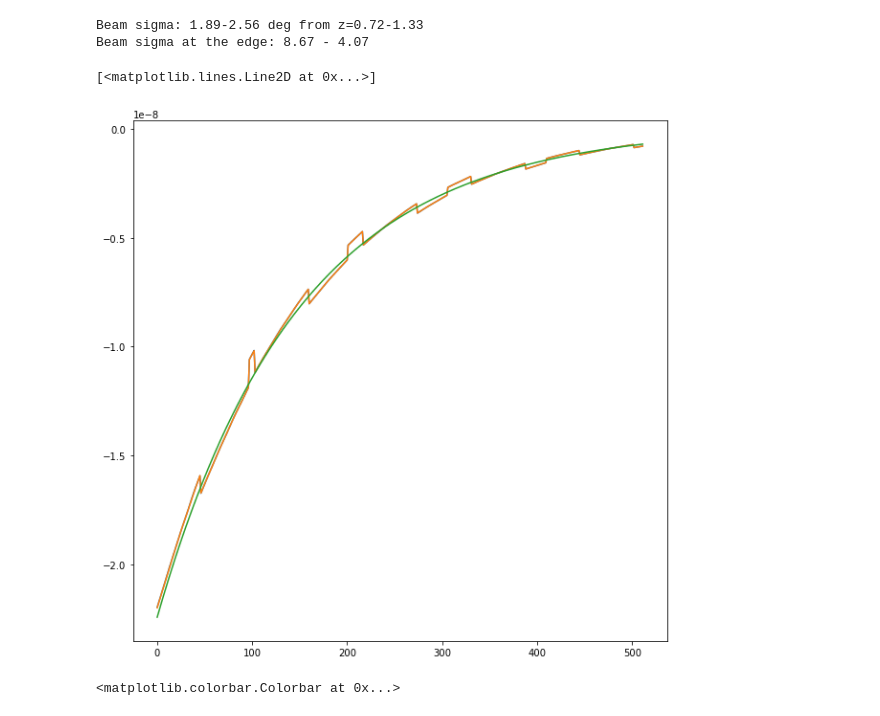
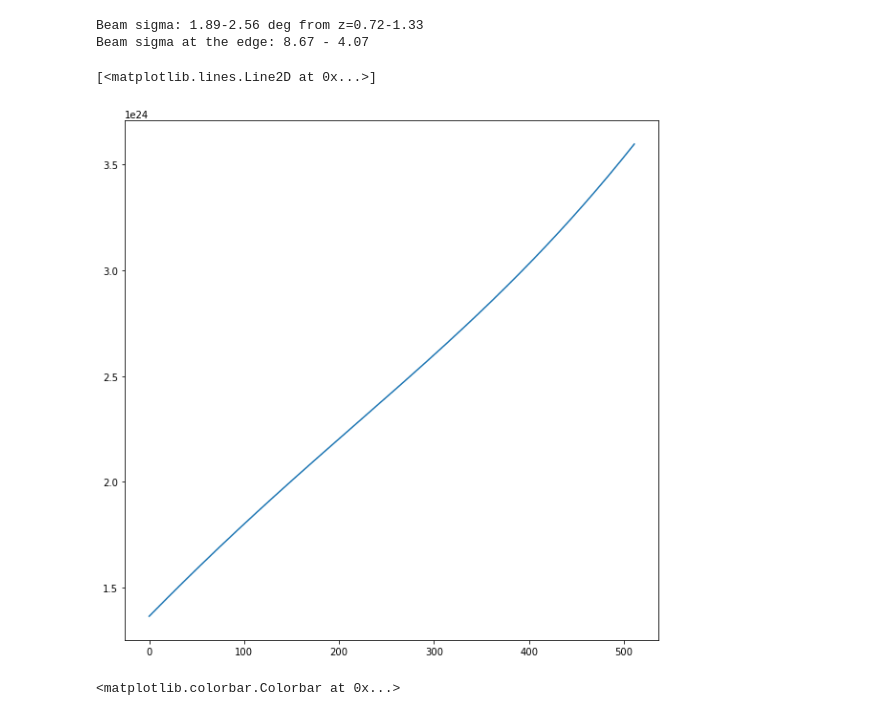
Before and after one commit to radiohep/imcurio, a Jupyter notebook: notebooks/point_source_vis.ipynb, the cells around one changed output. Drawn from its saved outputs; the diff is of its cells as text; code cells hidden in the pictures.

```diff
--- a/notebooks/point_source_vis.ipynb
+++ b/notebooks/point_source_vis.ipynb
@@ -26,7 +29,7 @@ offset_yi = np.rint(offset_y_rad/B.Dpix_rad).astype(int)
 B.box *= 0.0 ## set all pixels to zero
 Bs = deepcopy(B)
 Bs.box[offset_xi,offset_yi,np.arange(B.Nz)]=1  ##except our point source
-Sc = imc.SourceCat(np.array([[theta,phi,1]]))
+Sc = imc.SourceCat('/astro/u/chenzhi/imcurio/sims/GLEAM_EGC_v2_trim.fits')
 # %%
 %autoreload
 T=imc.TelSim()
@@ -39,18 +42,19 @@ Beam sigma: 1.89-2.56 deg from z=0.72-1.33
 Beam sigma at the edge: 8.67 - 4.07
 # %%
 %autoreload
-visDI = T.get_visibilities(B, Sc)
+T=imc.TelSim()
+visDI = T.get_visibilities(B, Sc, vopts={'interpolation':'lin'})
 # %% [output]
 Beam sigma: 1.89-2.56 deg from z=0.72-1.33
 Beam sigma at the edge: 8.67 - 4.07
 # %%
 plt.figure(figsize=(10,10))
-plt.plot(np.real(visPS[:,10]))
-plt.plot(np.real(visPSlin[:,10]))
-plt.plot(np.real(visDI[:,10]))
+#plt.plot(np.real(visPS[:,10]))
+#plt.plot(np.real(visPSlin[:,10]))
+plt.plot(np.real(visDI[:, 149]))
 # %% [output]
 [<matplotlib.lines.Line2D at 0x...>]
-[figure, old version]
+[figure, new version]
 # %%
 plt.imshow(np.real(visPS/visPSlin))
 plt.colorbar()
```
Also changed, not shown: parts of 3 cells of this notebook, 3 other files.
